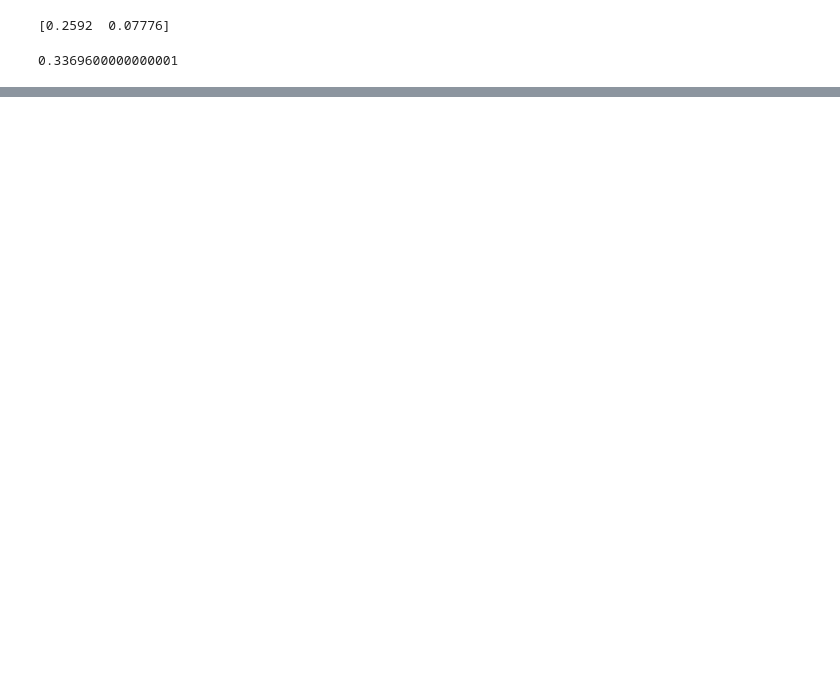
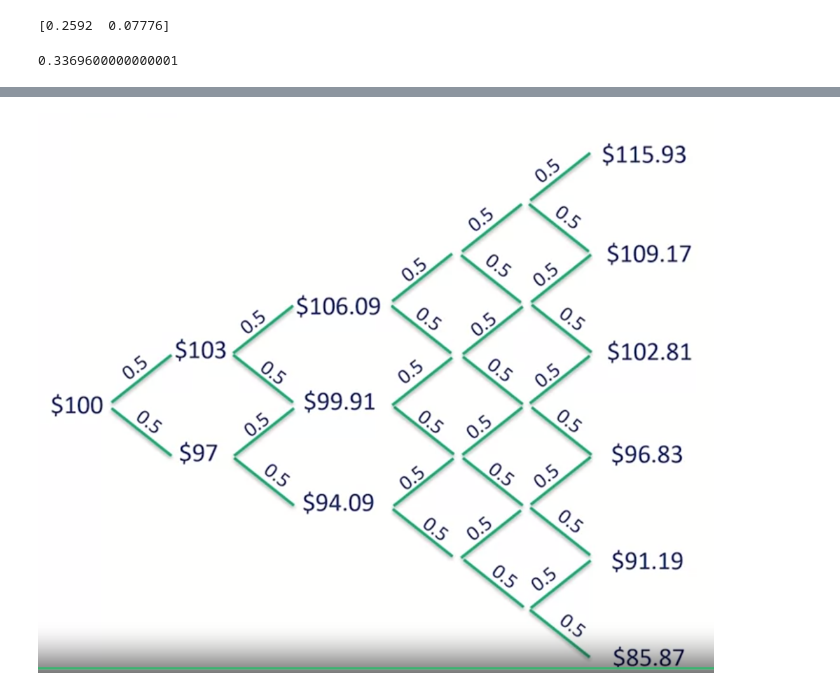
Before and after one commit to dykim04/-etc-_python, a Jupyter notebook: 01.data_science_for_investment_professionals/1) data & statistics foundation/2_2.binomial_distribution.ipynb, the cells around one changed output, grey strips where cells are left out. Cells and saved outputs as stored; diff of their text form; code cells hidden in the pictures; blank space fills up the shorter version.

```diff
--- a/01.data_science_for_investment_professionals/1) data & statistics foundation/2_2.binomial_distribution.ipynb
+++ b/01.data_science_for_investment_professionals/1) data & statistics foundation/2_2.binomial_distribution.ipynb
@@ -50,0 +51,4 @@ sum(stats.binom.pmf([4,5], 5, 0.6))
+# %%
+Image(filename='img/binomial_option_pricing2.png')
+# %% [output]
+[figure, added]
```
Also changed, not shown: parts of 8 cells of this notebook, 5 other files.
